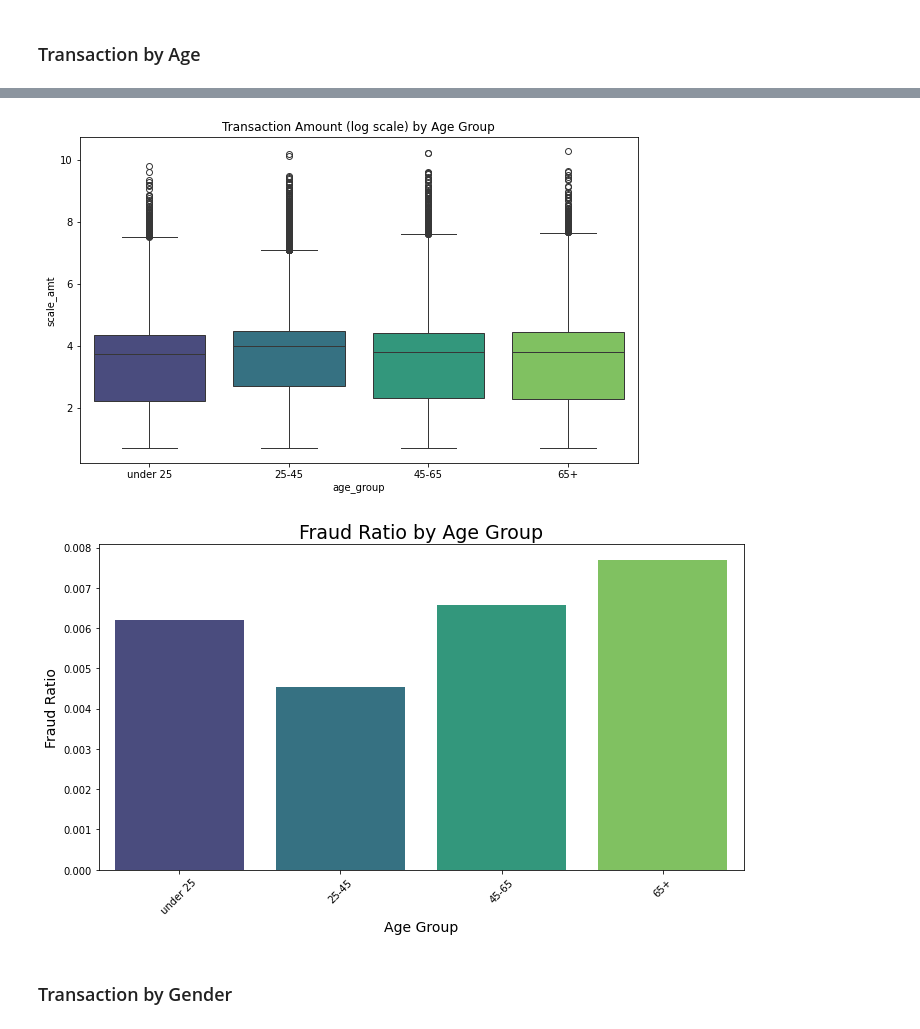
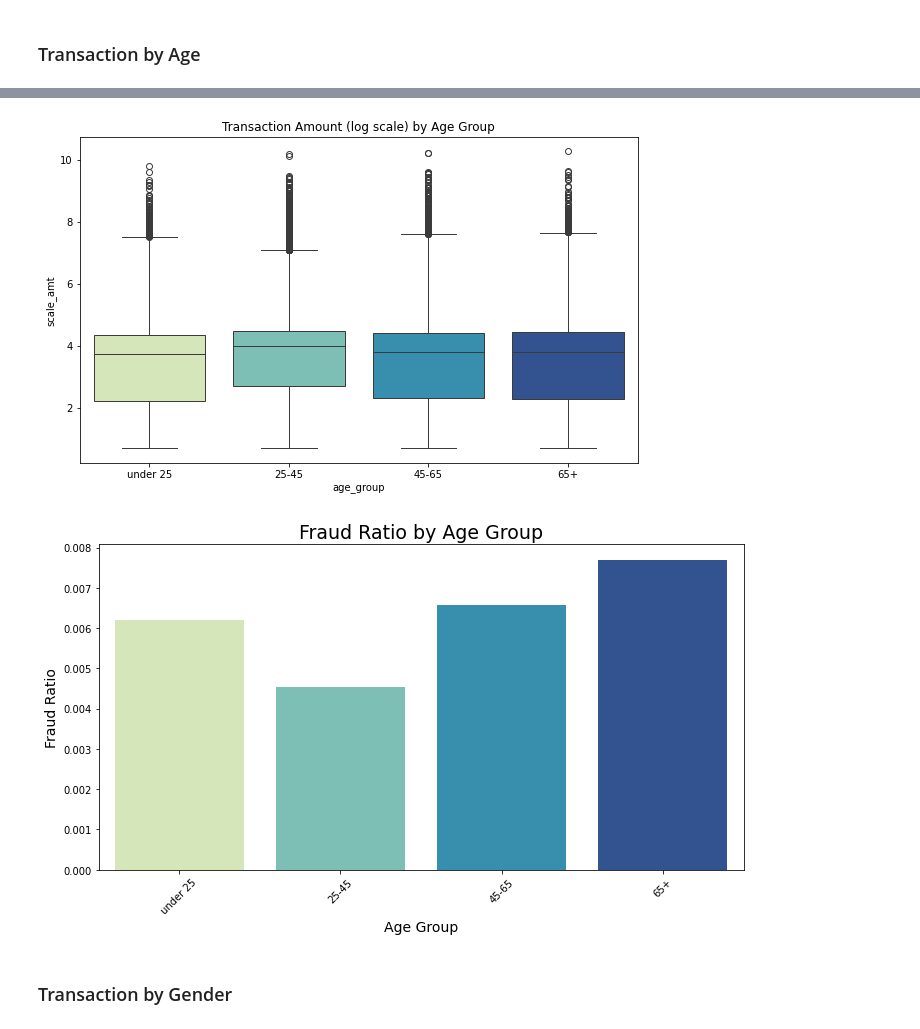
Before and after one commit to ichbinlan99/Fraud-Detection-TR, a Jupyter notebook: notebooks/EDA.ipynb, the cells around one changed output, grey strips where cells are left out. Saved outputs shown, nothing was run; the diff lists cells and outputs as text; code cells hidden in the pictures.

```diff
--- a/notebooks/EDA.ipynb
+++ b/notebooks/EDA.ipynb
@@ -267,31 +296,31 @@ plt.show()
 # %%
 df['age_group'] = pd.cut(df['age'], bins=[0, 25, 45, 65, 100], labels=['under 25', '25-45', '45-65', '65+'])
 plt.figure(figsize=(10,6))
-sns.boxplot(data=df, x='age_group', y='scale_amt', palette='viridis')
+sns.boxplot(data=df, x='age_group', y='scale_amt', palette='YlGnBu')
 plt.title('Transaction Amount (log scale) by Age Group')
 plt.show()
 # %% [output]
-[figure, old version]
+[figure, new version]
 # %%
 age_group_fraud_ratio = df.groupby("age_group")["is_fraud"].mean().reset_index()
 labels=['under 25', '25-45', '45-65', '65+']
 # Create the plot
 plt.figure(figsize=(10, 6))
-sns.barplot(data=age_group_fraud_ratio, x="age_group", y="is_fraud", palette="viridis")
+sns.barplot(data=age_group_fraud_ratio, x="age_group", y="is_fraud", palette="YlGnBu")
 
 # Add title and labels
 plt.title("Fraud Ratio by Age Group", fontsize=19)
 plt.xlabel("Age Group", fontsize=14)
 plt.ylabel("Fraud Ratio", fontsize=14)
 
 # Update x-tick labels if needed (in case of specific age group formatting)
 plt.xticks(ticks=range(len(age_group_fraud_ratio)), labels=labels, rotation=45)
 
 # Display the plot
 plt.tight_layout()
 plt.show()
 # %% [output]
-[figure, old version]
+[figure, new version]
 # %% [markdown]
 ### Transaction by Gender
 # %%
```
Also changed, not shown: parts of 17 cells of this notebook, 13 other files.
